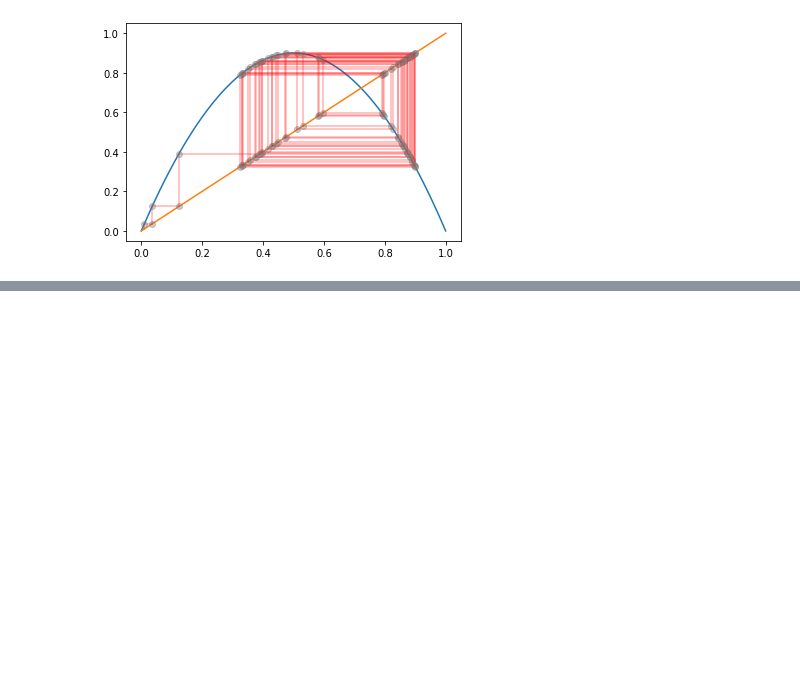
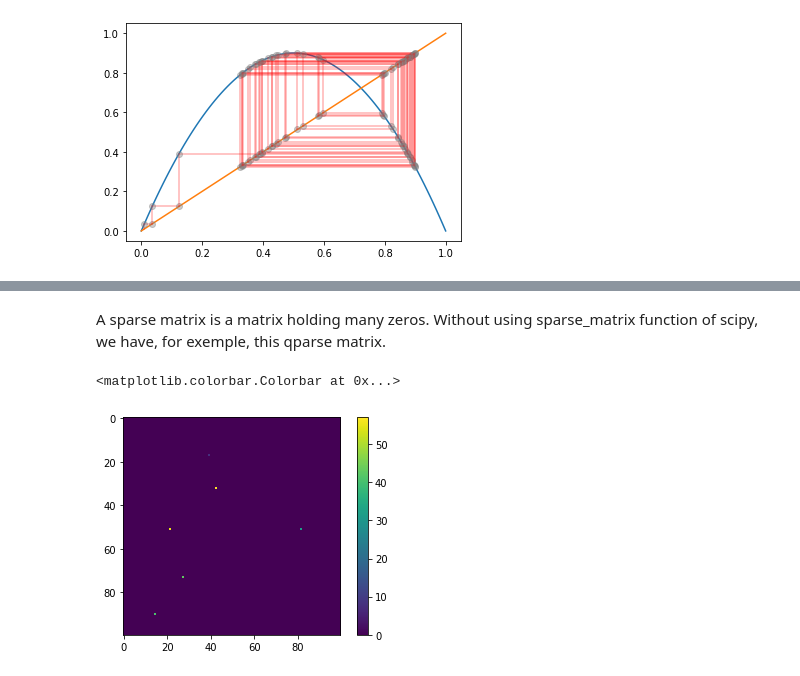
Before and after one commit to tanglef/chaoseverywhere, a Jupyter notebook: chaoseverywhere/Sketch/logistic.ipynb, the cells around one changed output, grey strips where cells are left out. Drawn from its saved outputs; the diff is of its cells as text; code cells hidden in the pictures; blank space fills up the shorter version.

```diff
--- a/chaoseverywhere/Sketch/logistic.ipynb
+++ b/chaoseverywhere/Sketch/logistic.ipynb
@@ -80,0 +143,19 @@ plt.show()
+# %% [markdown]
+A sparse matrix is a matrix holding many zeros. Without using sparse_matrix function of scipy, we have, for exemple, this qparse matrix.
+# %%
+n=100
+x = np.zeros(n)
+y = np.zeros(n)
+tab = np.zeros(n)
+for i in range(int(n/16)):
+    tab[i] = np.random.randint(1,n)
+    x[i] = np.random.randint(1,n)
+    y[i] = np.random.randint(1,n)
+data = np.array(tab)
+row = np.array(x)
+col = np.array(y)
+plt.imshow(coo_matrix((data, (row, col)), shape = (n, n)).toarray())
+plt.colorbar()
+# %% [output]
+<matplotlib.colorbar.Colorbar at 0x...>
+[figure, added]
```
Also changed, not shown: parts of 23 cells of this notebook.
